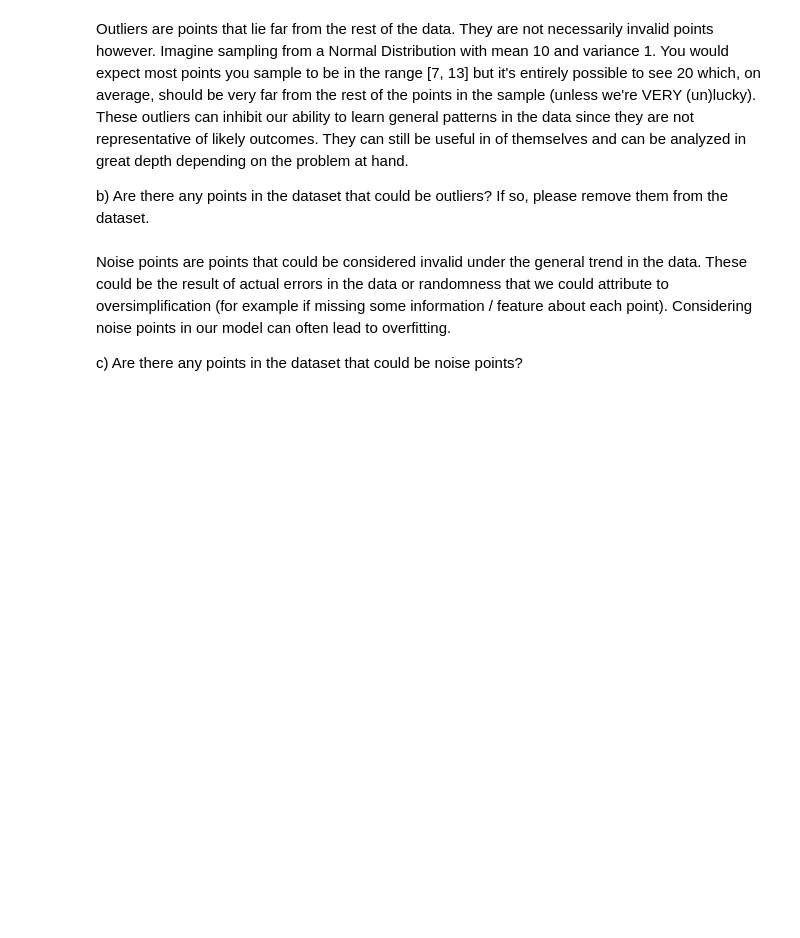
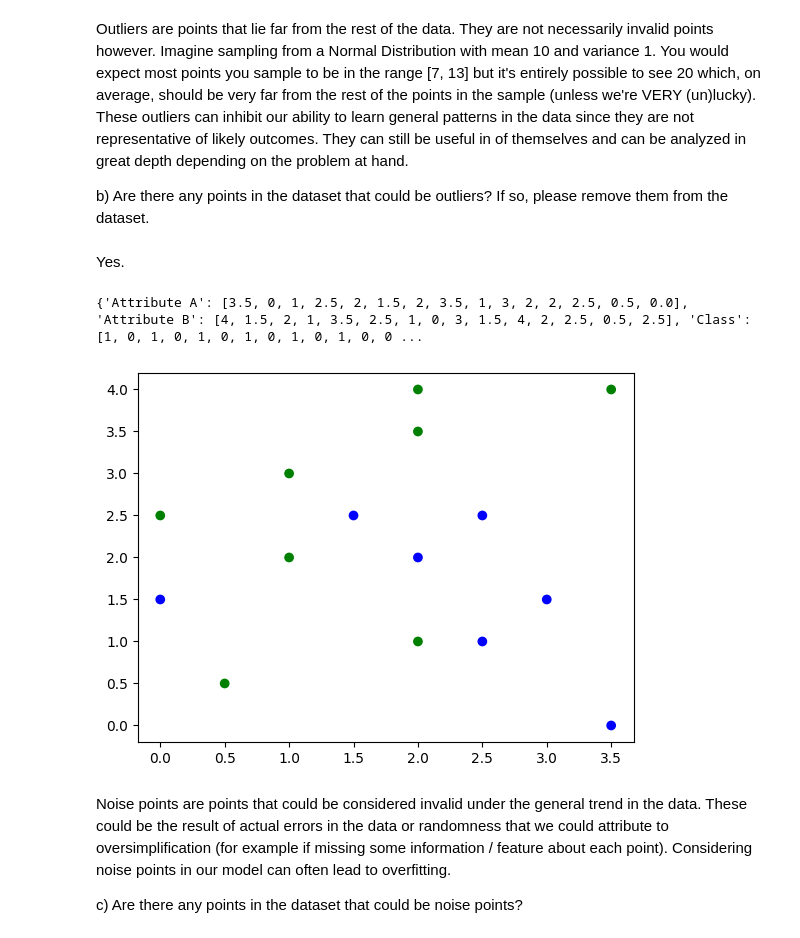
Before and after one commit to gallettilance/Data-Science-Fundamentals, a Jupyter notebook: lecture_12/worksheet_12.ipynb, the cells around one changed output. Saved outputs shown, nothing was run; the diff lists cells and outputs as text; code cells hidden in the pictures; blank space fills up the shorter version.

```diff
--- a/lecture_12/worksheet_12.ipynb
+++ b/lecture_12/worksheet_12.ipynb
@@ -52,6 +62,34 @@ plt.show()
 Outliers are points that lie far from the rest of the data. They are not necessarily invalid points however. Imagine sampling from a Normal Distribution with mean 10 and variance 1. You would expect most points you sample to be in the range [7, 13] but it's entirely possible to see 20 which, on average, should be very far from the rest of the points in the sample (unless we're VERY (un)lucky). These outliers can inhibit our ability to learn general patterns in the data since they are not representative of likely outcomes. They can still be useful in of themselves and can be analyzed in great depth depending on the problem at hand.
 
 b) Are there any points in the dataset that could be outliers? If so, please remove them from the dataset.
+# %% [markdown]
+Yes.
+# %%
+outlier_indices = set()
+
+for key in ["Attribute A", "Attribute B"]:
+    values = data[key]
+    Q1 = np.percentile(values, 25)
+    Q3 = np.percentile(values, 75)
+    IQR = Q3 - Q1
+    lower_bound = Q1 - 1.5 * IQR
+    upper_bound = Q3 + 1.5 * IQR
+    outliers = [i for i, v in enumerate(values) if v < lower_bound or v > upper_bound]
+    outlier_indices.update(outliers)
+
+for key in data:
+    data[key] = [v for i, v in enumerate(data[key]) if i not in outlier_indices]
+
+print(data)
+#remove (10,10)
+# %% [output]
+{'Attribute A': [3.5, 0, 1, 2.5, 2, 1.5, 2, 3.5, 1, 3, 2, 2, 2.5, 0.5, 0.0], 'Attribute B': [4, 1.5, 2, 1, 3.5, 2.5, 1, 0, 3, 1.5, 4, 2, 2.5, 0.5, 2.5], 'Class': [1, 0, 1, 0, 1, 0, 1, 0, 1, 0, 1, 0, 0 ...
+# %%
+colors = np.array([x for x in 'bgrcmyk'])
+plt.scatter(data['Attribute A'],data['Attribute B'], color=colors[data["Class"]].tolist())
+plt.show()
+# %% [output]
+[figure, added]
 # %% [markdown]
 Noise points are points that could be considered invalid under the general trend in the data. These could be the result of actual errors in the data or randomness that we could attribute to oversimplification (for example if missing some information / feature about each point). Considering noise points in our model can often lead to overfitting.
 
```
Also changed, not shown: parts of 12 cells of this notebook.
